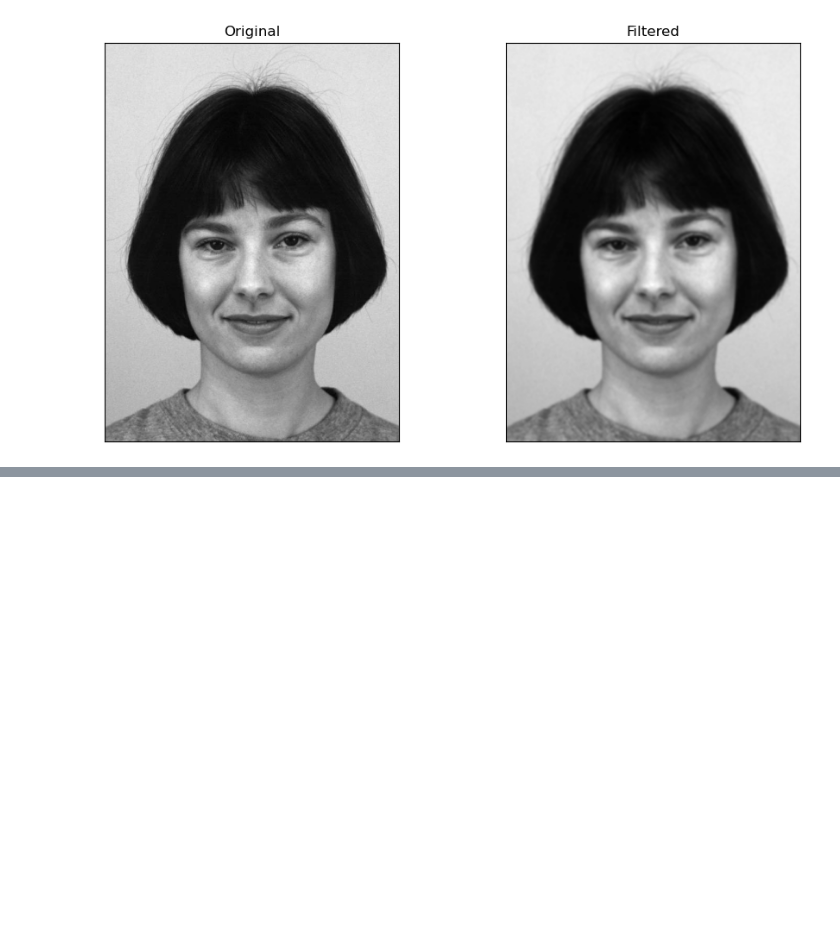
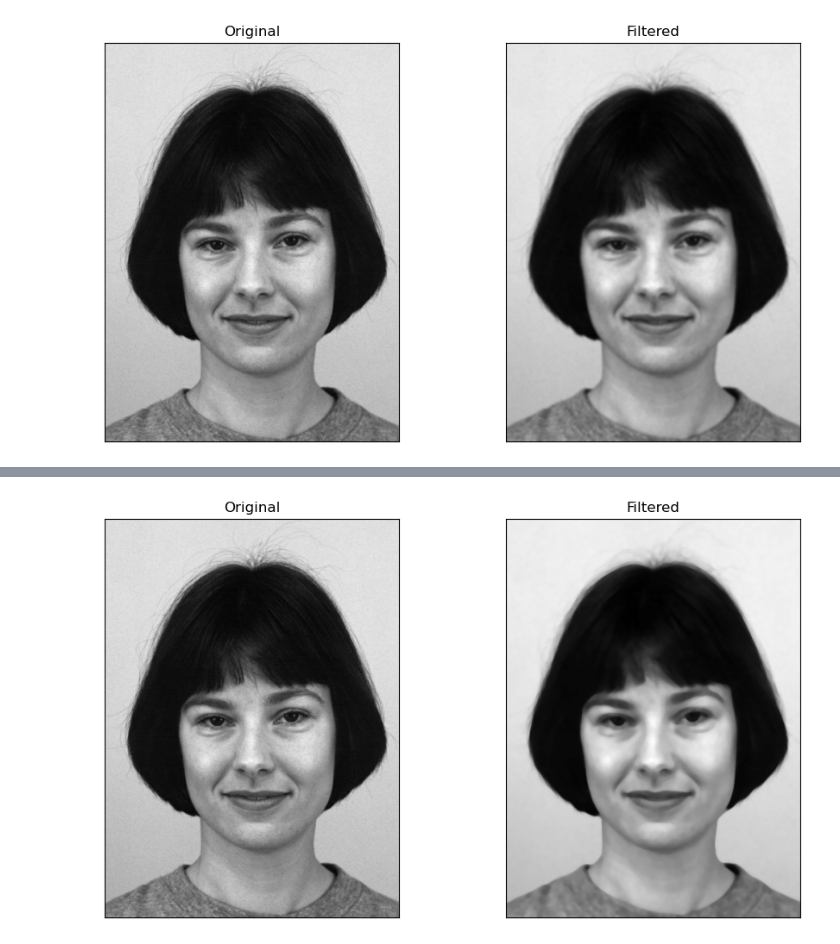
Before and after one commit to EshbanTheLearner/image-filtering, a Jupyter notebook: image-filtering.ipynb, the cells around one changed output, grey strips where cells are left out. Drawn from its saved outputs; the diff is of its cells as text; code cells hidden in the pictures; blank space fills up the shorter version.

```diff
--- a/image-filtering.ipynb
+++ b/image-filtering.ipynb
@@ -27,0 +36,4 @@ apply_gaussian_filter_grayscale(image)
+# %%
+apply_median_filter_grayscale(image)
+# %% [output]
+[figure, added]
```
Also changed, not shown: parts of 3 cells of this notebook.
